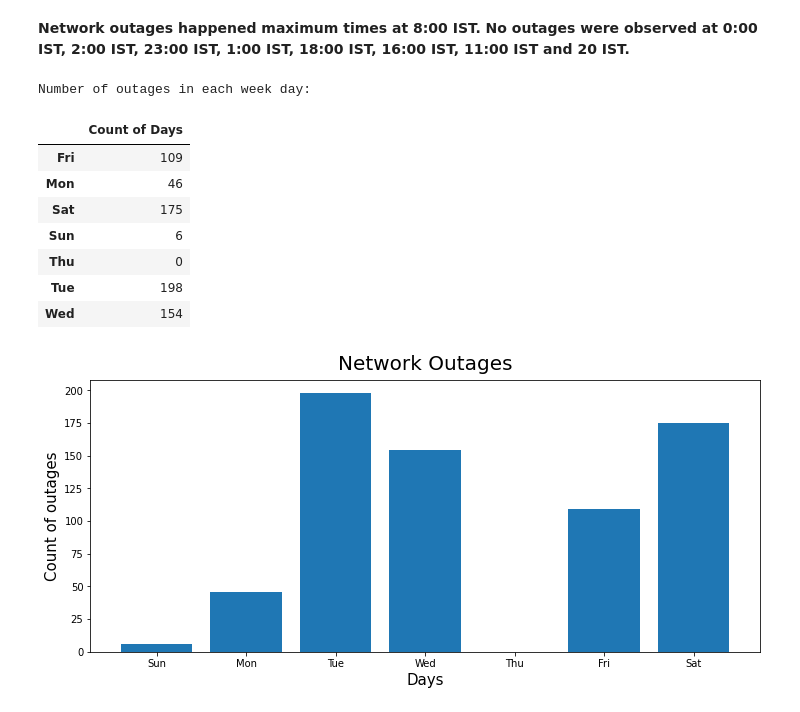
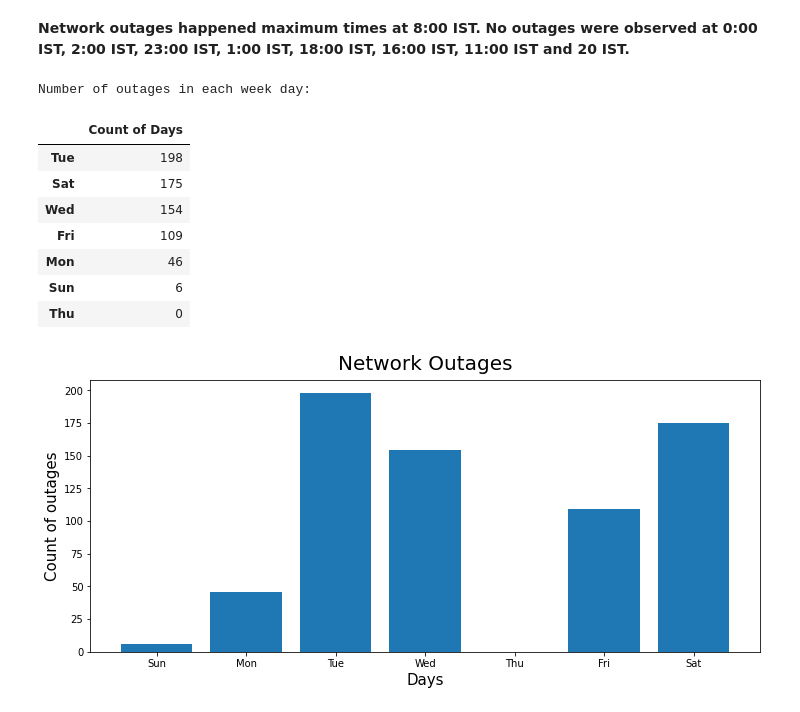
Before and after one commit to Priya378/Internet-Analysis-Project, a Jupyter notebook: Internet_Analysis.ipynb, the cells around one changed output. Saved outputs shown, nothing was run; the diff lists cells and outputs as text; code cells hidden in the pictures.

```diff
--- a/Internet_Analysis.ipynb
+++ b/Internet_Analysis.ipynb
@@ -131,19 +131,19 @@ plt.show()
 # %% [markdown]
 **Network outages happened maximum times at 8:00 IST. No outages were observed at 0:00 IST, 2:00 IST, 23:00 IST, 1:00 IST, 18:00 IST, 16:00 IST, 11:00 IST and 20 IST.**
 # %%
-day_outagedf=pd.DataFrame({"Count of Days":day_outages})
+day_outagedf=pd.DataFrame({"Count of Days":day_outages}).sort_values(["Count of Days"],ascending=0)
 print("Number of outages in each week day:")
 display(day_outagedf)
 # %% [output]
 Number of outages in each week day:
 |  | Count of Days |
+| Tue | 198 |
+| Sat | 175 |
+| Wed | 154 |
 | Fri | 109 |
 | Mon | 46 |
-| Sat | 175 |
 | Sun | 6 |
 | Thu | 0 |
-| Tue | 198 |
-| Wed | 154 |
 # %%
 keys=day_outages.keys()
 values=day_outages.values()
```
